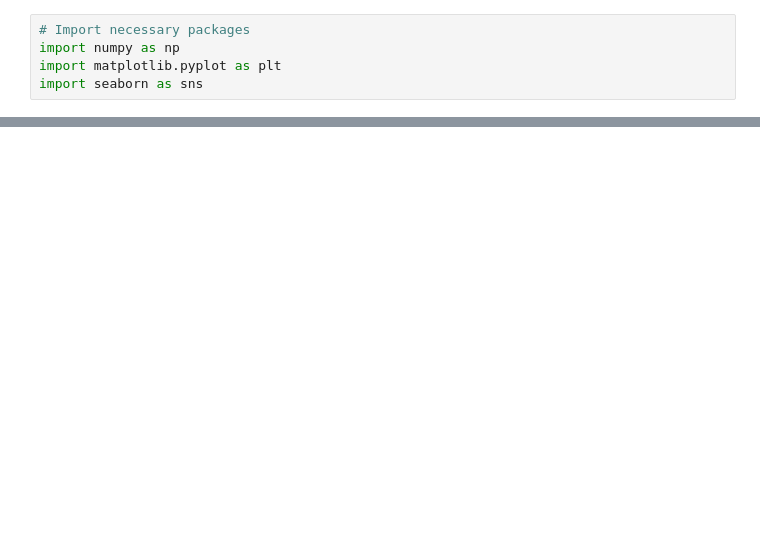
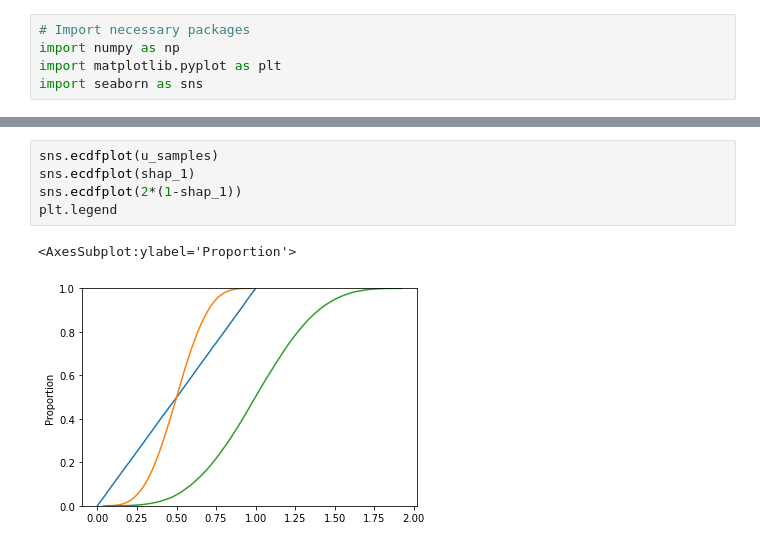
Before and after one commit to beepulbharti/p_value_experiments, a Jupyter notebook: vovk_experiments.ipynb, the cells around one changed output, grey strips where cells are left out. Drawn from its saved outputs; the diff is of its cells as text; blank space fills up the shorter version.

```diff
--- a/vovk_experiments.ipynb
+++ b/vovk_experiments.ipynb
@@ -23,0 +47,8 @@ plt.legend(['uniform','avg','avg_2'])
+# %%
+sns.ecdfplot(u_samples)
+sns.ecdfplot(shap_1)
+sns.ecdfplot(2*(1-shap_1))
+plt.legend
+# %% [output]
+<AxesSubplot:ylabel='Proportion'>
+[figure, added]
```
Also changed, not shown: parts of 4 cells of this notebook.
